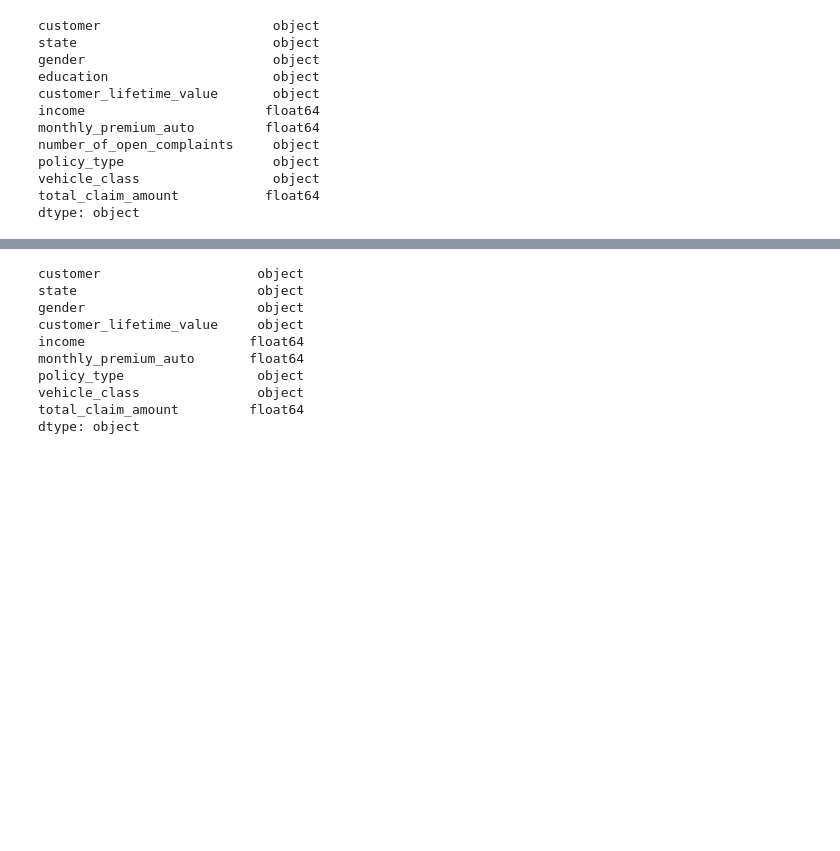
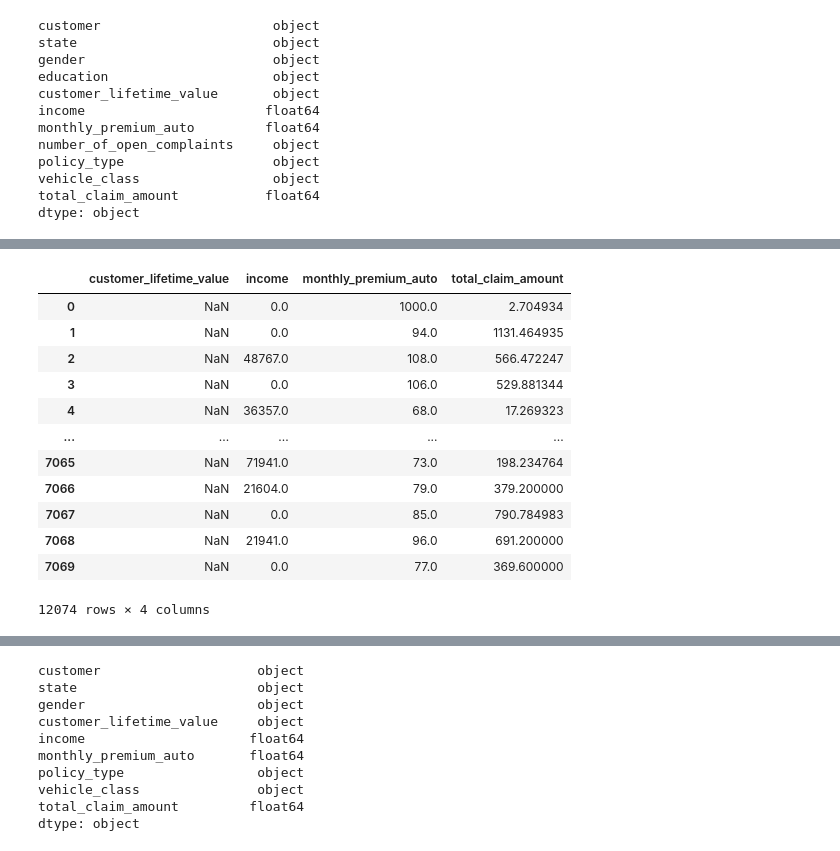
Before and after one commit to EmiliaLopez/IRONHACK_DA_LABS, a Jupyter notebook: Lab Analisys Round 1 dia 3.ipynb, the cells around one changed output, grey strips where cells are left out. Drawn from its saved outputs; the diff is of its cells as text; code cells hidden in the pictures; blank space fills up the shorter version.

```diff
--- a/Lab Analisys Round 1 dia 3.ipynb
+++ b/Lab Analisys Round 1 dia 3.ipynb
@@ -231,6 +244,21 @@ dtype: object
 #Which columns are numerical?
 # %%
 df_num=df.select_dtypes(np.number)
+df_num
+# %% [output]
+|  | customer_lifetime_value | income | monthly_premium_auto | total_claim_amount |
+| 0 | NaN | 0.0 | 1000.0 | 2.704934 |
+| 1 | NaN | 0.0 | 94.0 | 1131.464935 |
+| 2 | NaN | 48767.0 | 108.0 | 566.472247 |
+| 3 | NaN | 0.0 | 106.0 | 529.881344 |
+| 4 | NaN | 36357.0 | 68.0 | 17.269323 |
+| ... | ... | ... | ... | ... |
+| 7065 | NaN | 71941.0 | 73.0 | 198.234764 |
+| 7066 | NaN | 21604.0 | 79.0 | 379.200000 |
+| 7067 | NaN | 0.0 | 85.0 | 790.784983 |
+| 7068 | NaN | 21941.0 | 96.0 | 691.200000 |
+| 7069 | NaN | 0.0 | 77.0 | 369.600000 |
+12074 rows × 4 columns
 # %%
 #Which columns are categorical?
 #Customer, state, gender, education, , number of open complaints, policy type, vehicle_class
```
Also changed, not shown: parts of 6 cells of this notebook, 10 other files.
